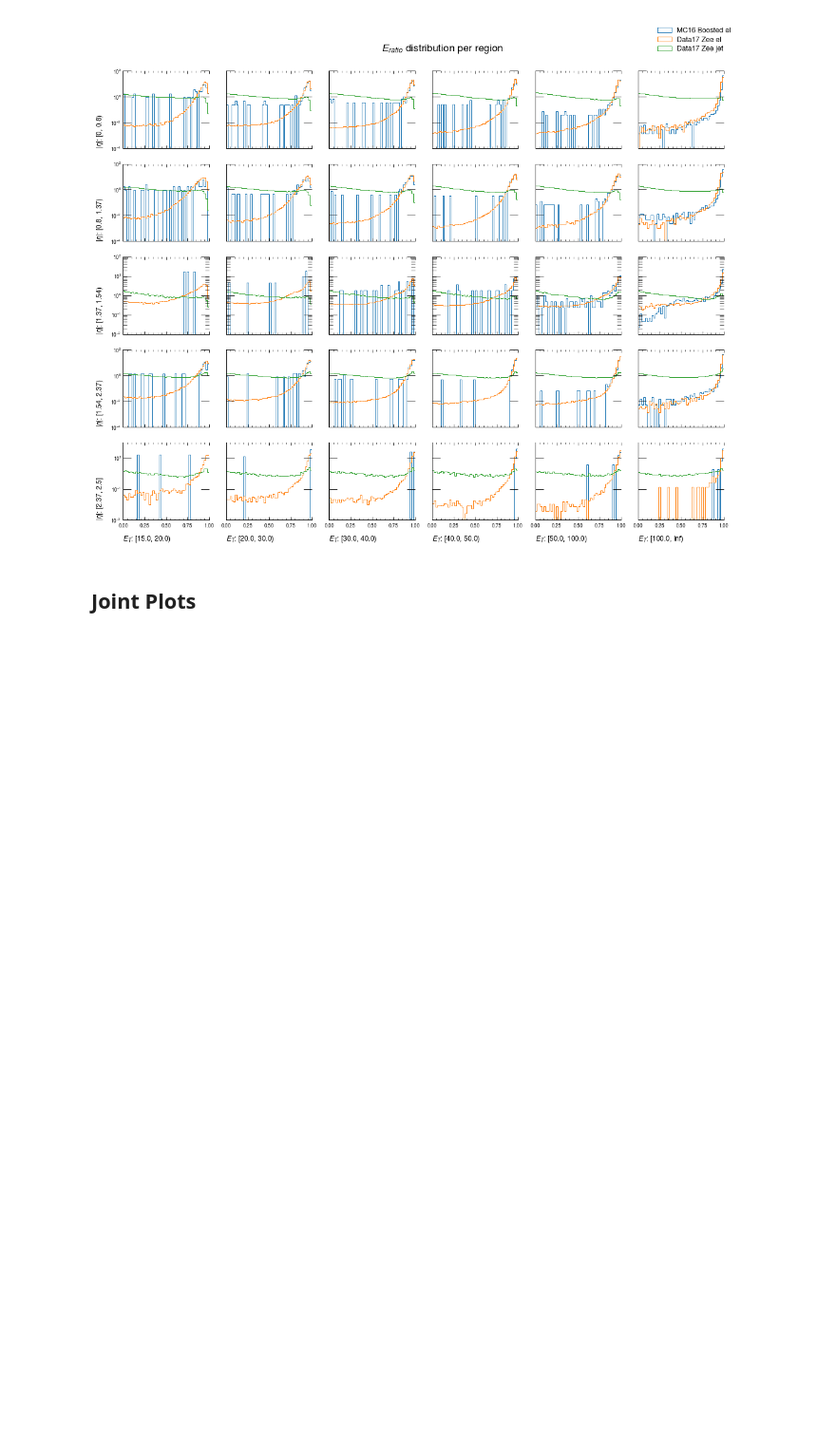
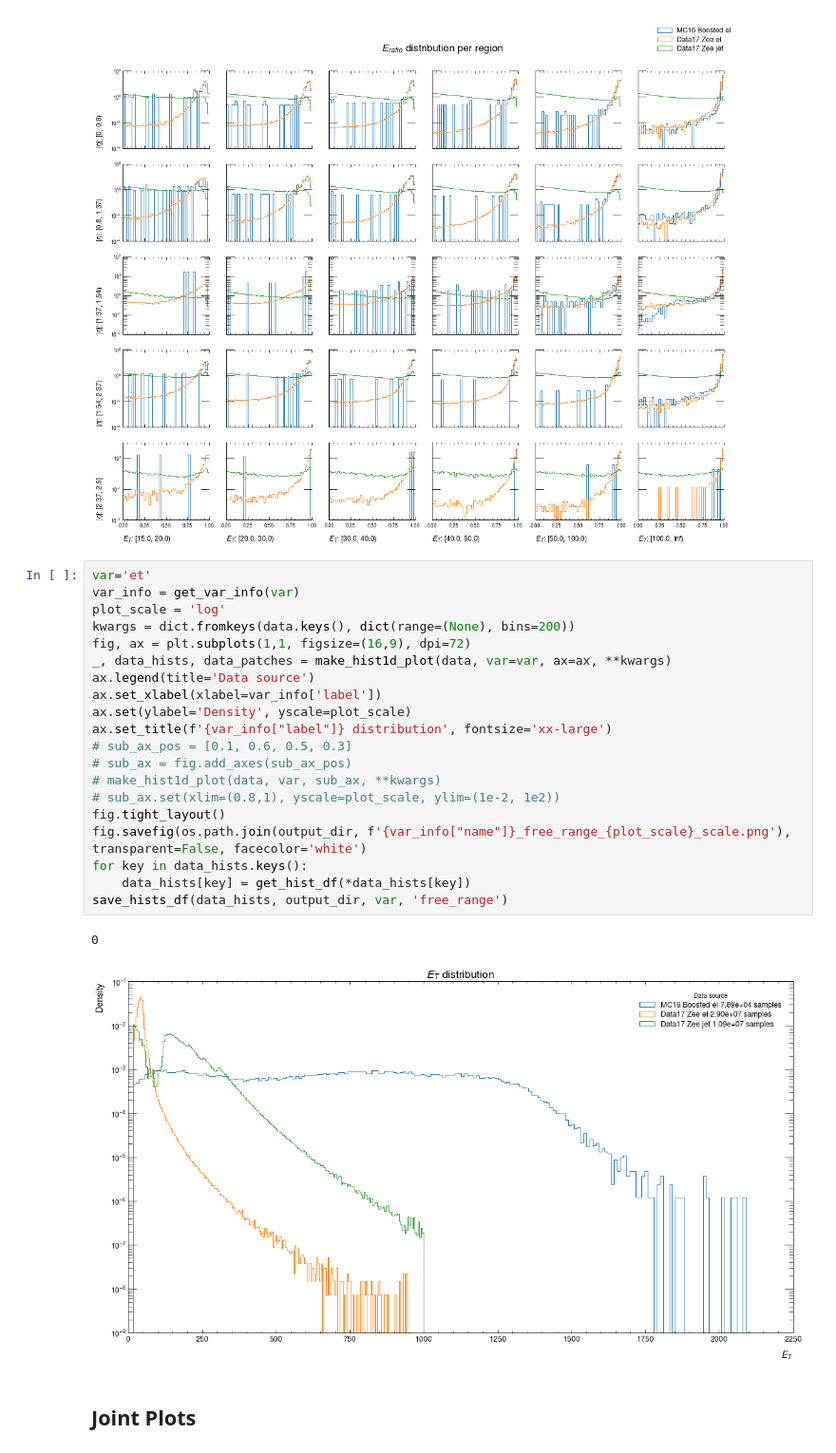
Before and after one commit to lucasbanunes/ringer, a Jupyter notebook: plots.ipynb, the cells around one changed output. Shown at 95% size. Cells and saved outputs as stored; diff of their text form; blank space fills up the shorter version.

```diff
--- a/plots.ipynb
+++ b/plots.ipynb
@@ -519,6 +528,29 @@ fig, axes, hists, patches = facetplot(data, x=var_info['l2calo'], col_var='$E_T$
 2022-09-23 21:51:32,943 - At row [2.37, 2.5] and col [50.0, 100.0)
 2022-09-23 21:51:32,992 - At row [2.37, 2.5] and col [100.0, inf)
 [figure]
+# %%
+var='et'
+var_info = get_var_info(var)
+plot_scale = 'log'
+kwargs = dict.fromkeys(data.keys(), dict(range=(None), bins=200))
+fig, ax = plt.subplots(1,1, figsize=(16,9), dpi=72)
+_, data_hists, data_patches = make_hist1d_plot(data, var=var, ax=ax, **kwargs)
+ax.legend(title='Data source')
+ax.set_xlabel(xlabel=var_info['label'])
+ax.set(ylabel='Density', yscale=plot_scale)
+ax.set_title(f'{var_info["label"]} distribution', fontsize='xx-large')
+# sub_ax_pos = [0.1, 0.6, 0.5, 0.3]
+# sub_ax = fig.add_axes(sub_ax_pos)
+# make_hist1d_plot(data, var, sub_ax, **kwargs)
+# sub_ax.set(xlim=(0.8,1), yscale=plot_scale, ylim=(1e-2, 1e2))
+fig.tight_layout()
+fig.savefig(os.path.join(output_dir, f'{var_info["name"]}_free_range_{plot_scale}_scale.png'), transparent=False, facecolor='white')
+for key in data_hists.keys():
+    data_hists[key] = get_hist_df(*data_hists[key])
+save_hists_df(data_hists, output_dir, var, 'free_range')
+# %% [output]
+0
+[figure, added]
 # %% [markdown]
 ## Joint Plots
 # %%
```
Also changed, not shown: parts of 5 cells of this notebook.
